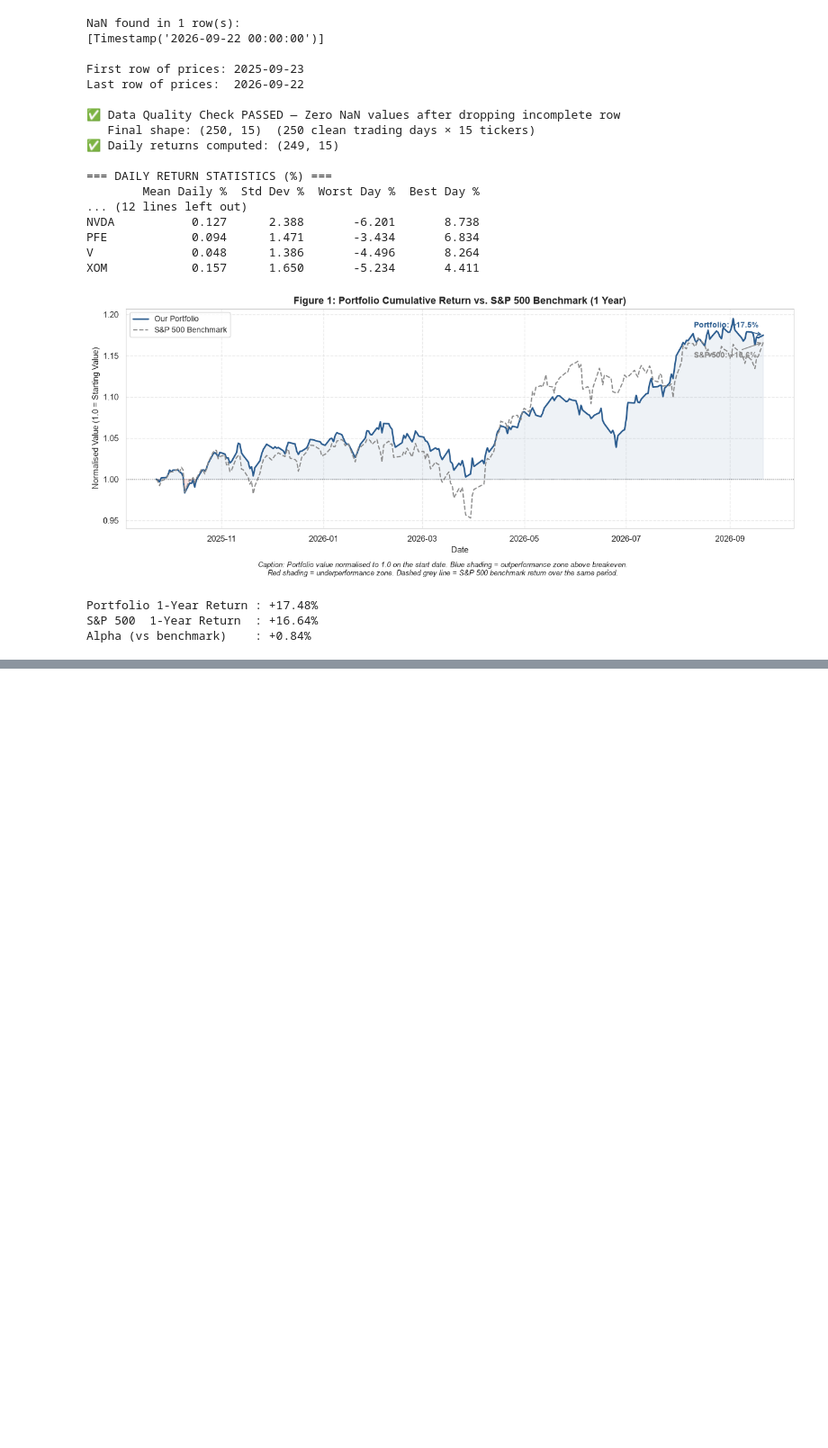
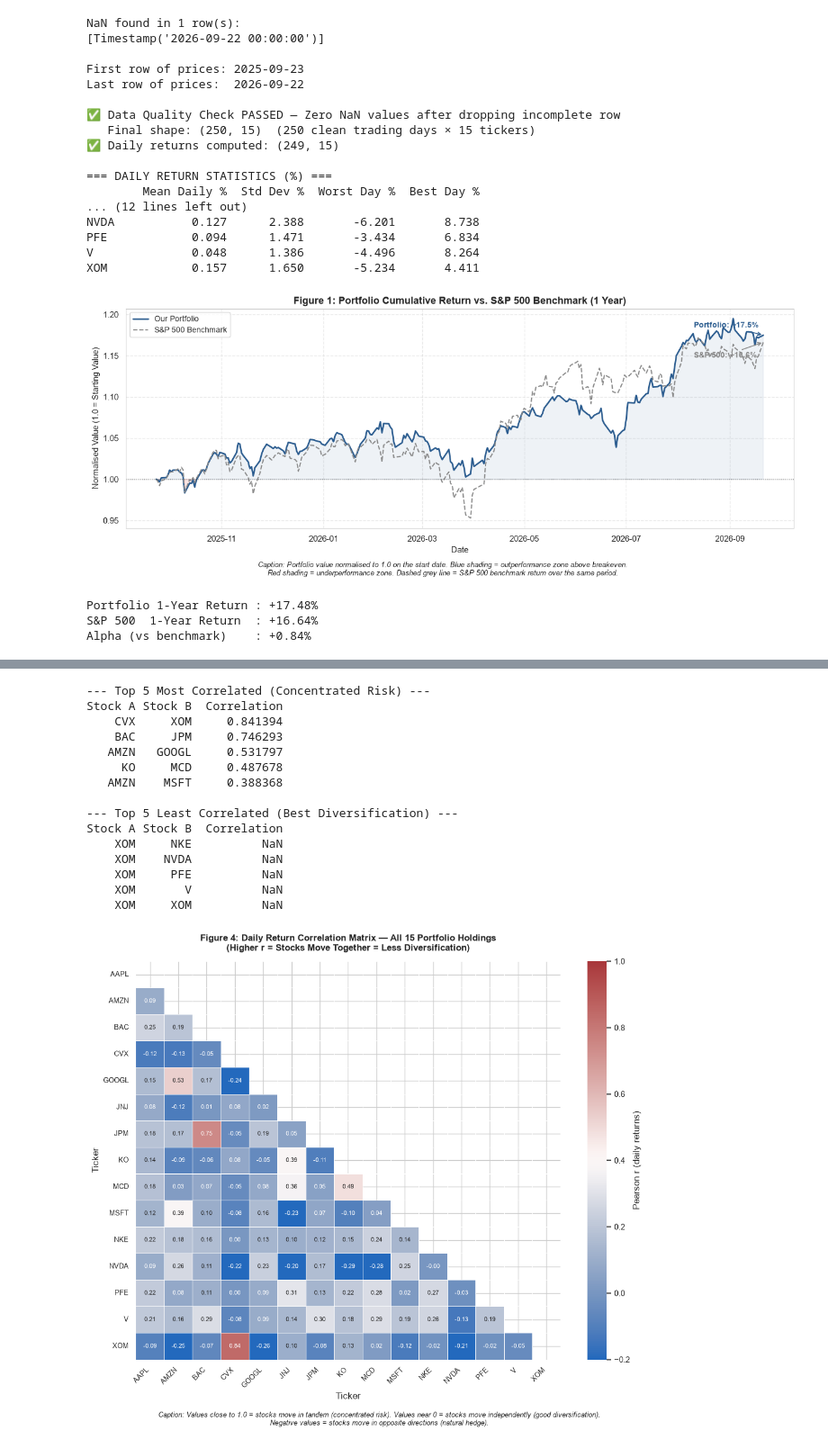
Before and after one commit to clivemisiko/ai_foundations, a Jupyter notebook: capstone_baseline.ipynb, the cells around one changed output, grey strips where cells are left out. Shown at 90% size. Drawn from its saved outputs; the diff is of its cells as text; code cells hidden in the pictures; blank space fills up the shorter version.

```diff
--- a/capstone_baseline.ipynb
+++ b/capstone_baseline.ipynb
@@ -191,0 +324,71 @@ Alpha (vs benchmark)    : +0.84%
+# %%
+# ── Pearson correlation matrix of daily returns ───────────────────────────────
+corr_matrix = daily_returns.corr()
+
+# Fix: give index and columns distinct names before stacking
+corr_copy = corr_matrix.copy()
+corr_copy.index.name   = 'Stock_A'
+corr_copy.columns.name = 'Stock_B'
+
+corr_pairs = (corr_copy
+              .where(np.triu(np.ones(corr_copy.shape), k=1).astype(bool))
+              .stack()
+              .reset_index())
+corr_pairs.columns = ['Stock A', 'Stock B', 'Correlation']
+corr_pairs = corr_pairs.sort_values('Correlation', ascending=False)
+
+print("--- Top 5 Most Correlated (Concentrated Risk) ---")
+print(corr_pairs.head(5).to_string(index=False))
+print("\n--- Top 5 Least Correlated (Best Diversification) ---")
+print(corr_pairs.tail(5).to_string(index=False))
+
+# ── Heatmap ───────────────────────────────────────────────────────────────────
+fig, ax = plt.subplots(figsize=(11, 9))
+
+mask = np.triu(np.ones_like(corr_matrix, dtype=bool))   # hide upper triangle
+
+sns.heatmap(
+    corr_matrix,
+    mask   = mask,
+    annot  = True,
+    fmt    = ".2f",
+    cmap   = "vlag",
+    vmin   = -0.2,
+    vmax   = 1.0,
+    linewidths = 0.5,
+    annot_kws  = {"size": 8},
+    cbar_kws   = {"label": "Pearson r (daily returns)"},
+    ax     = ax
+)
+
+ax.set_title("Figure 4: Daily Return Correlation Matrix — All 15 Portfolio Holdings\n"
+             "(Higher r = Stocks Move Together = Less Diversification)",
+             fontsize=12, fontweight='bold', pad=14)
+ax.set_xticklabels(ax.get_xticklabels(), rotation=45, ha='right', fontsize=9)
+ax.set_yticklabels(ax.get_yticklabels(), rotation=0, fontsize=9)
+
+plt.figtext(0.5, -0.03,
+    "Caption: Values close to 1.0 = stocks move in tandem (concentrated risk). "
+    "Values near 0 = stocks move independently (good diversification).\n"
+    "Negative values = stocks move in opposite directions (natural hedge).",
+    ha='center', fontsize=9, style='italic')
+
+plt.tight_layout()
+plt.show()
+# %% [output]
+--- Top 5 Most Correlated (Concentrated Risk) ---
+Stock A Stock B  Correlation
+    CVX     XOM     0.841394
+    BAC     JPM     0.746293
+   AMZN   GOOGL     0.531797
+     KO     MCD     0.487678
+   AMZN    MSFT     0.388368
+
+--- Top 5 Least Correlated (Best Diversification) ---
+Stock A Stock B  Correlation
+    XOM     NKE          NaN
+    XOM    NVDA          NaN
+    XOM     PFE          NaN
+    XOM       V          NaN
+    XOM     XOM          NaN
+[figure, added]
```
Also changed, not shown: parts of 3 cells of this notebook.
